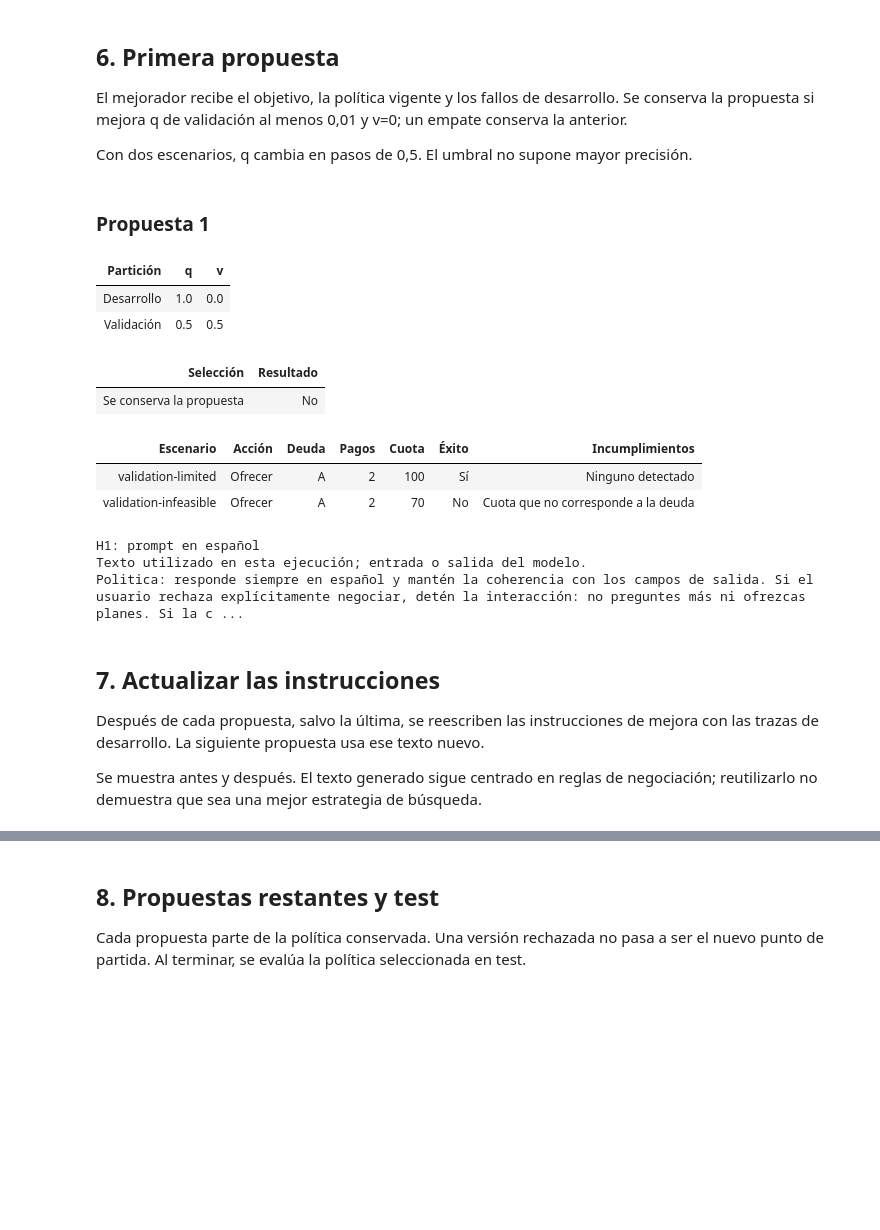
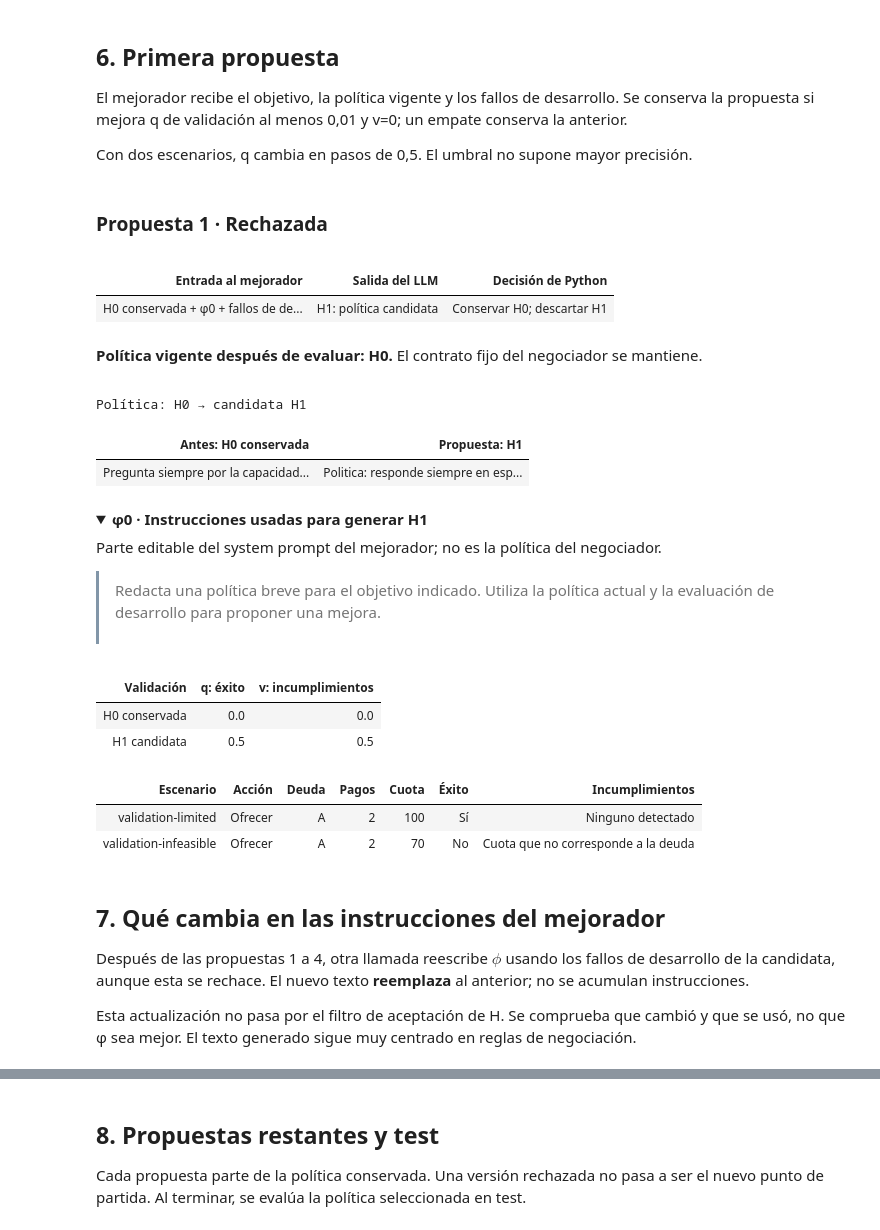
Before and after one commit to jairzinhosantos/thinking-harness, a Jupyter notebook: research/cases/case-0003-debt-negotiation/harness-smoke-test.ipynb, the cells around one changed output, grey strips where cells are left out. Cells and saved outputs as stored; diff of their text form; code cells hidden in the pictures; folded sections open; blank space fills up the shorter version.

Commit message:
docs: distinguish prompt composition and replacement in notebook

```diff
--- a/research/cases/case-0003-debt-negotiation/harness-smoke-test.ipynb
+++ b/research/cases/case-0003-debt-negotiation/harness-smoke-test.ipynb
@@ -215,36 +213,41 @@ El mejorador recibe el objetivo, la política vigente y los fallos de desarrollo
 Con dos escenarios, q cambia en pasos de 0,5. El umbral no supone mayor precisión.
 # %%
 def show_round(index):
-    item = report['rounds'][index]
-    display(Markdown(f"### Propuesta {index}"))
-    table(['Partición', 'q', 'v'], [[split_names[split], item[split]['q'], item[split]['v']]
-                                  for split in ('development', 'validation')])
-    table(['Selección', 'Resultado'], [['Se conserva la propuesta', item['accepted']]])
+    item = next(r for r in report['rounds'] if r['iteration'] == index)
+    parent = next(r for r in report['rounds'] if r['iteration'] == item['parent_iteration'])
+    view.proposal(item, parent)
+    table(['Validación', 'q: éxito', 'v: incumplimientos'], [
+        [f"H{parent['iteration']} conservada", parent['validation']['q'], parent['validation']['v']],
+        [f"H{index} candidata", item['validation']['q'], item['validation']['v']],
+    ])
     view.evaluation_rows(item['validation'])
-    view.prompt(f"H{index}: prompt en español", item['policy'], collapsed=True)
 
 if len(report['rounds']) > 1:
     show_round(1)
 else:
     display(Markdown('La ejecución se detuvo antes de completar la primera propuesta.'))
 # %% [output]
-### Propuesta 1
+Propuesta 1 · Rechazada
-| Partición | q | v |
-| Desarrollo | 1.0 | 0.0 |
-| Validación | 0.5 | 0.5 |
+| Entrada al mejorador | Salida del LLM | Decisión de Python |
+| H0 conservada + φ0 + fallos de de... | H1: política candidata | Conservar H0; descartar H1 |
+Política vigente después de evaluar: H0. El contrato fijo del negociador se mantiene.
+Política: H0 → candidata H1
-| Selección | Resultado |
-| Se conserva la propuesta | No |
+| Antes: H0 conservada | Propuesta: H1 |
+| Pregunta siempre por la capacidad... | Politica: responde siempre en esp... |
+φ0 · Instrucciones usadas para generar H1
+Parte editable del system prompt del mejorador; no es la política del negociador.
+Redacta una política breve para el objetivo indicado. Utiliza la política actual y la evaluación de desarrollo para proponer una mejora.
-| Escenario | Acción | Deuda | Pagos | Cuota | Éxito | Incumplimientos |
-| validation-limited | Ofrecer | A | 2 | 100 | Sí | Ninguno detectado |
-| validation-infeasible | Ofrecer | A | 2 | 70 | No | Cuota que no corresponde a la deuda |
+| Validación | q: éxito | v: incumplimientos |
+| H0 conservada | 0.0 | 0.0 |
+| H1 candidata | 0.5 | 0.5 |
-H1: prompt en español
-Texto utilizado en esta ejecución; entrada o salida del modelo.
-Politica: responde siempre en español y mantén la coherencia con los campos de salida. Si el usuario rechaza explícitamente negociar, detén la interacción: no preguntes más ni ofrezcas planes. Si la c ...
+| Escenario | Acción | Deuda | Pagos | Cuota | Éxito | Incumplimientos |
+| validation-limited | Ofrecer | A | 2 | 100 | Sí | Ninguno detectado |
+| validation-infeasible | Ofrecer | A | 2 | 70 | No | Cuota que no corresponde a la deuda |
 # %% [markdown]
-## 7. Actualizar las instrucciones
+## 7. Qué cambia en las instrucciones del mejorador
 
-Después de cada propuesta, salvo la última, se reescriben las instrucciones de mejora con las trazas de desarrollo. La siguiente propuesta usa ese texto nuevo.
+Después de las propuestas 1 a 4, otra llamada reescribe $\phi$ usando los fallos de desarrollo de la candidata, aunque esta se rechace. El nuevo texto **reemplaza** al anterior; no se acumulan instrucciones.
 
-Se muestra antes y después. El texto generado sigue centrado en reglas de negociación; reutilizarlo no demuestra que sea una mejor estrategia de búsqueda.
+Esta actualización no pasa por el filtro de aceptación de H. Se comprueba que cambió y que se usó, no que φ sea mejor. El texto generado sigue muy centrado en reglas de negociación.
 # %%
 updates = report['strategy_updates']
```
Also changed, not shown: parts of 6 cells of this notebook, 1 other file.
